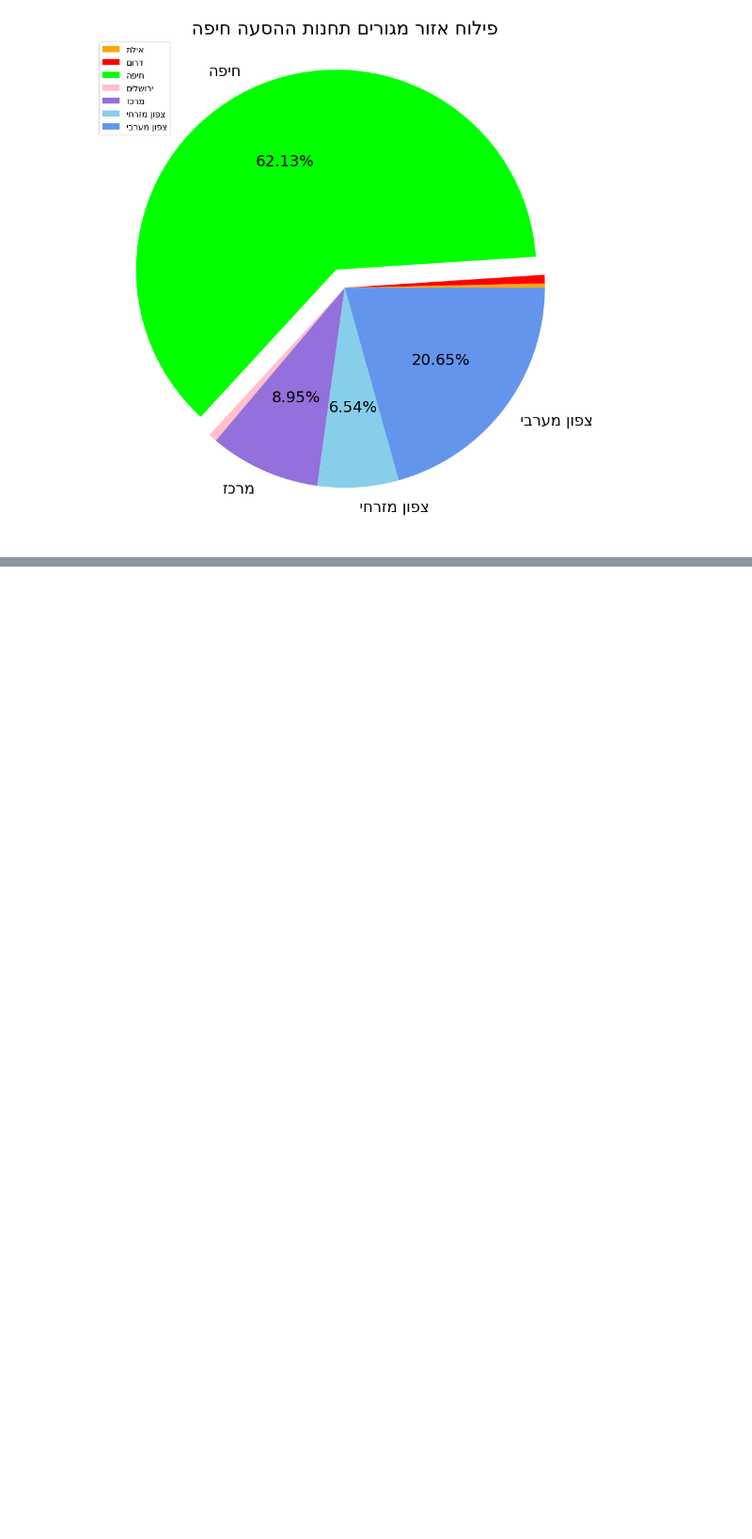
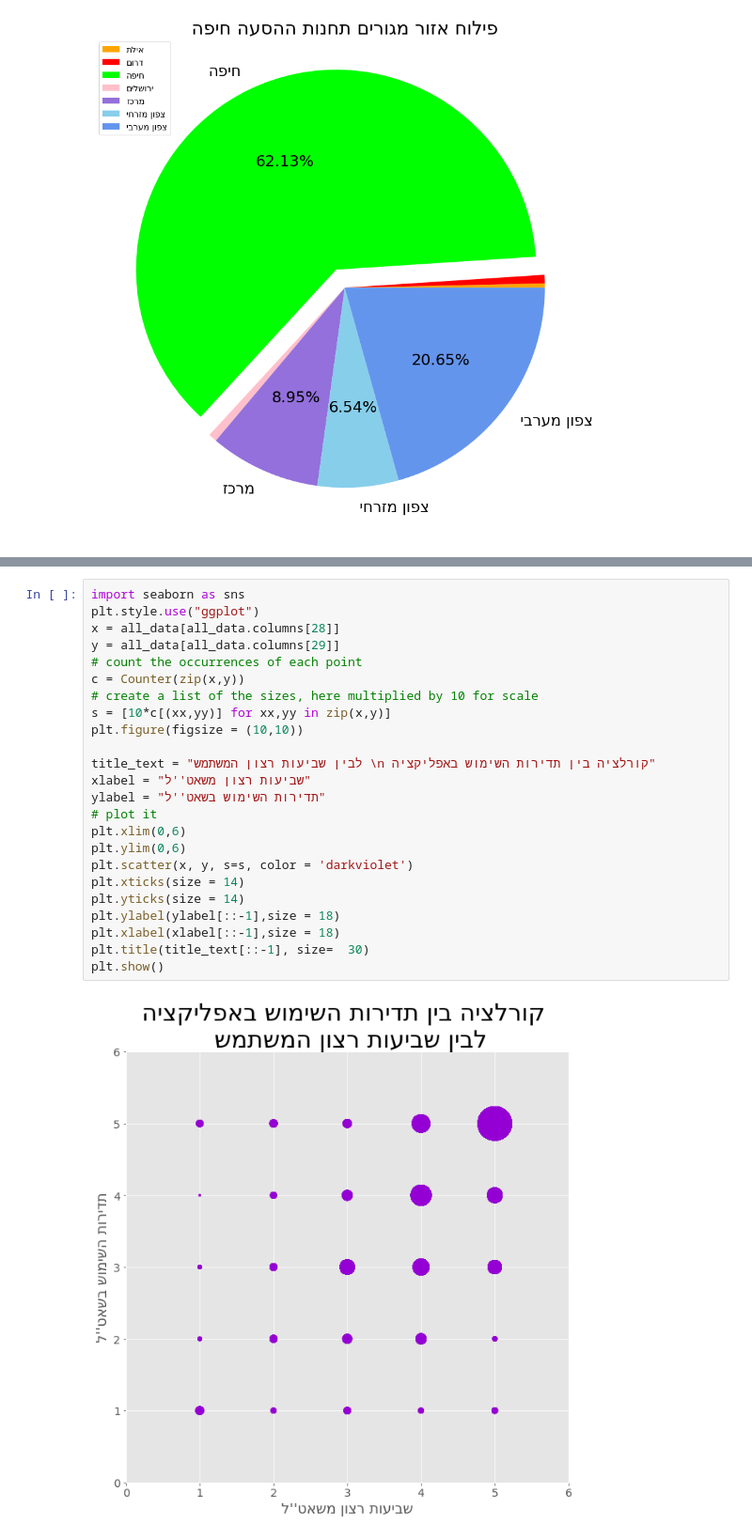
Before and after one commit to rabi320/Data-Analysis-IDF-Transportation, a Jupyter notebook: 271221.ipynb, the cells around one changed output, grey strips where cells are left out. Shown at 94% size. Cells and saved outputs as stored; diff of their text form; blank space fills up the shorter version.

```diff
--- a/271221.ipynb
+++ b/271221.ipynb
@@ -64,0 +65,26 @@ plt.show()
+# %%
+import seaborn as sns
+plt.style.use("ggplot")
+x = all_data[all_data.columns[28]]
+y = all_data[all_data.columns[29]]
+# count the occurrences of each point
+c = Counter(zip(x,y))
+# create a list of the sizes, here multiplied by 10 for scale
+s = [10*c[(xx,yy)] for xx,yy in zip(x,y)]
+plt.figure(figsize = (10,10))
+
+title_text = "לבין שביעות רצון המשתמש \n קורלציה בין תדירות השימוש באפליקציה"
+xlabel = "שביעות רצון משאט''ל"
+ylabel = "תדירות השימוש בשאט''ל"
+# plot it
+plt.xlim(0,6)
+plt.ylim(0,6)
+plt.scatter(x, y, s=s, color = 'darkviolet')
+plt.xticks(size = 14)
+plt.yticks(size = 14)
+plt.ylabel(ylabel[::-1],size = 18)
+plt.xlabel(xlabel[::-1],size = 18)
+plt.title(title_text[::-1], size=  30)
+plt.show()
+# %% [output]
+[figure, added]
```
Also changed, not shown: parts of 3 cells of this notebook.
